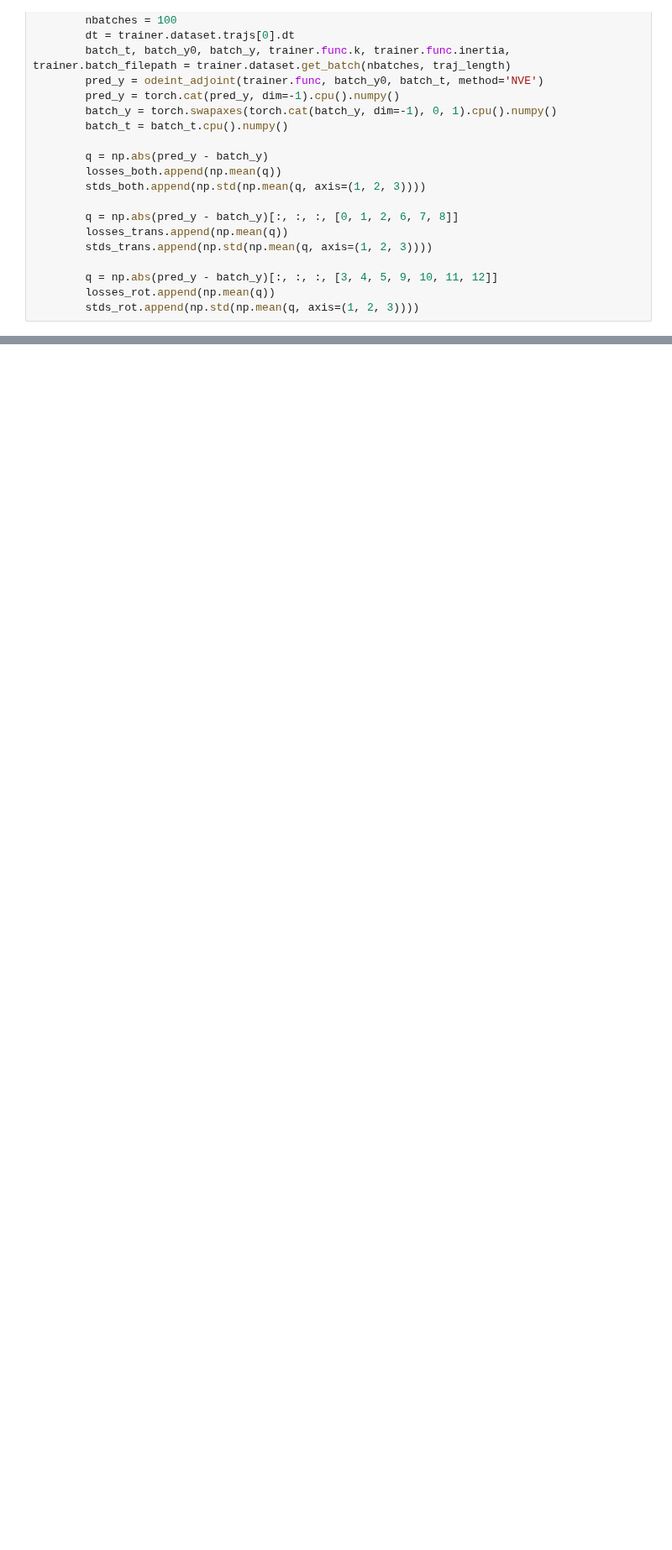
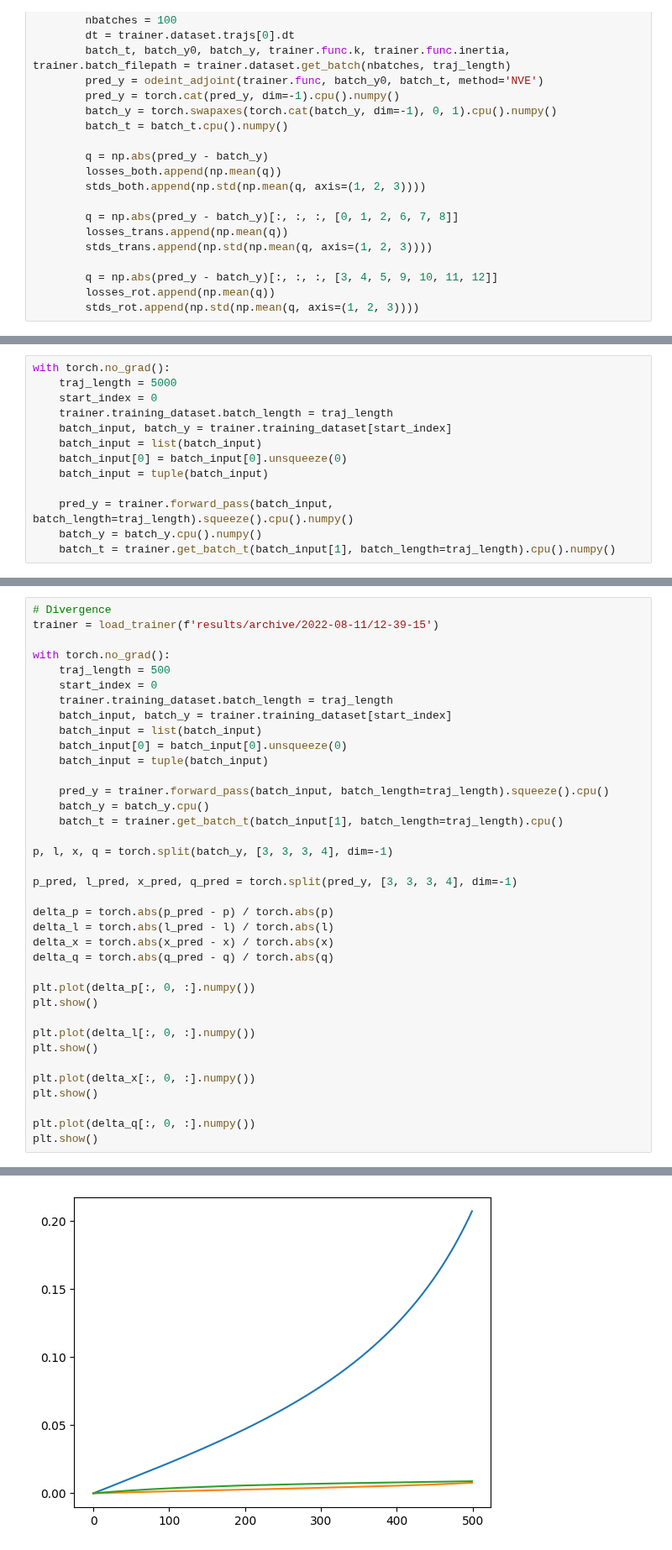
Before and after one commit to jakublala/coarsegrained-md-neural-ode, a Jupyter notebook: plotting.ipynb, the cells around one changed output, grey strips where cells are left out. Shown at 84% size. Saved outputs shown, nothing was run; the diff lists cells and outputs as text; blank space fills up the shorter version.

```diff
--- a/plotting.ipynb
+++ b/plotting.ipynb
@@ -92 +82,14 @@ with torch.no_grad():
+# %%
+with torch.no_grad():
+    traj_length = 5000
+    start_index = 0
+    trainer.training_dataset.batch_length = traj_length
+    batch_input, batch_y = trainer.training_dataset[start_index]
+    batch_input = list(batch_input)
+    batch_input[0] = batch_input[0].unsqueeze(0)
+    batch_input = tuple(batch_input)
+
+    pred_y = trainer.forward_pass(batch_input, batch_length=traj_length).squeeze().cpu().numpy()
+    batch_y = batch_y.cpu().numpy()
+    batch_t = trainer.get_batch_t(batch_input[1], batch_length=traj_length).cpu().numpy()
 # %%
@@ -209,0 +437,38 @@ plt.show()
+# %%
+# Divergence
+trainer = load_trainer(f'results/archive/2022-08-11/12-39-15')
+
+with torch.no_grad():
+    traj_length = 500
+    start_index = 0
+    trainer.training_dataset.batch_length = traj_length
+    batch_input, batch_y = trainer.training_dataset[start_index]
+    batch_input = list(batch_input)
+    batch_input[0] = batch_input[0].unsqueeze(0)
+    batch_input = tuple(batch_input)
+
+    pred_y = trainer.forward_pass(batch_input, batch_length=traj_length).squeeze().cpu()
+    batch_y = batch_y.cpu()
+    batch_t = trainer.get_batch_t(batch_input[1], batch_length=traj_length).cpu()
+
+p, l, x, q = torch.split(batch_y, [3, 3, 3, 4], dim=-1)
+
+p_pred, l_pred, x_pred, q_pred = torch.split(pred_y, [3, 3, 3, 4], dim=-1)
+
+delta_p = torch.abs(p_pred - p) / torch.abs(p)
+delta_l = torch.abs(l_pred - l) / torch.abs(l)
+delta_x = torch.abs(x_pred - x) / torch.abs(x)
+delta_q = torch.abs(q_pred - q) / torch.abs(q)
+
+plt.plot(delta_p[:, 0, :].numpy())
+plt.show()
+
+plt.plot(delta_l[:, 0, :].numpy())
+plt.show()
+
+plt.plot(delta_x[:, 0, :].numpy())
+plt.show()
+
+plt.plot(delta_q[:, 0, :].numpy())
+plt.show()
+# %% [output]
@@ -209,0 +488 @@ plt.show()
+[figure, added]
```
Also changed, not shown: parts of 6 cells of this notebook, 5 other files.
